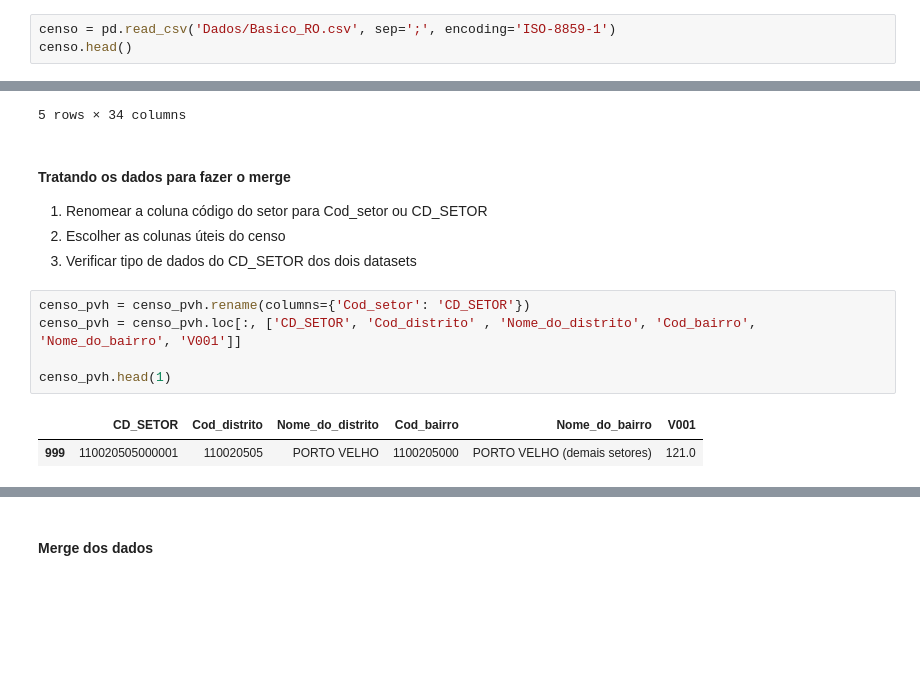
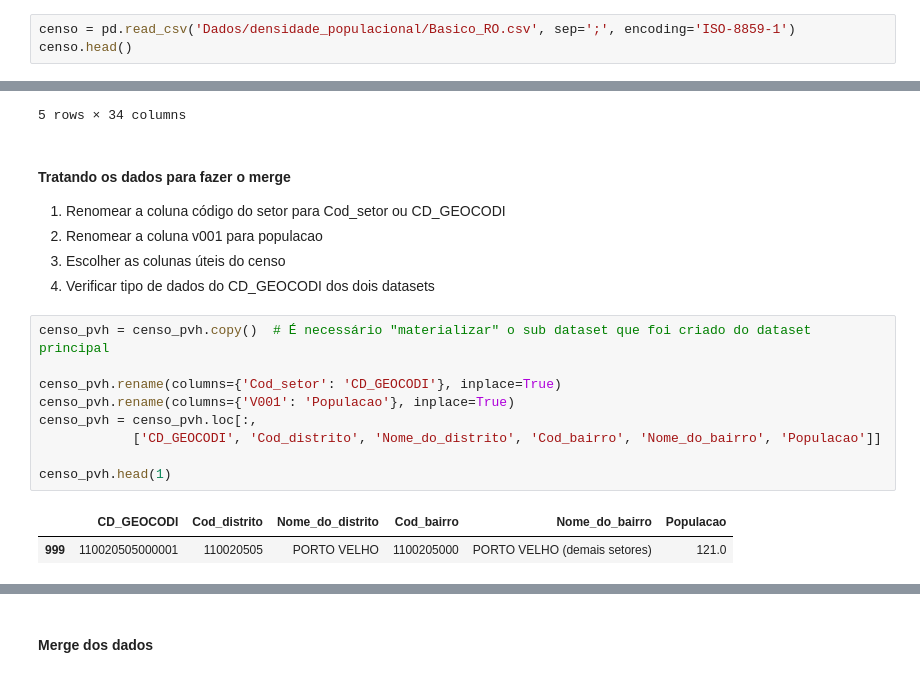
Before and after one commit to gabriel-russo/pygeo-notebooks, a Jupyter notebook: densidade_populacional.ipynb, the cells around one changed output, grey strips where cells are left out. Cells and saved outputs as stored; diff of their text form; blank space fills up the shorter version.

```diff
--- a/densidade_populacional.ipynb
+++ b/densidade_populacional.ipynb
@@ -28,7 +28,7 @@ porto_velho.head()
 # %% [markdown]
 #### Carregando dados de Censo demográficos agregados por Setores Censitários - 2010
 # %%
-censo = pd.read_csv('Dados/Basico_RO.csv', sep=';', encoding='ISO-8859-1')
+censo = pd.read_csv('Dados/densidade_populacional/Basico_RO.csv', sep=';', encoding='ISO-8859-1')
 censo.head()
 # %% [output]
 |  | Cod_setor | Cod_Grandes Regiões | Nome_Grande_Regiao | Cod_UF | Nome_da_UF | Cod_meso | Nome_da_meso | ... |
@@ -53,15 +53,20 @@ censo_pvh.head()
 5 rows × 34 columns
 # %% [markdown]
 #### Tratando os dados para fazer o merge
-1. Renomear a coluna código do setor para Cod_setor ou CD_SETOR
-2. Escolher as colunas úteis do censo
-3. Verificar tipo de dados do CD_SETOR dos dois datasets
+1. Renomear a coluna código do setor para Cod_setor ou CD_GEOCODI
+2. Renomear a coluna v001 para populacao
+3. Escolher as colunas úteis do censo
+4. Verificar tipo de dados do CD_GEOCODI dos dois datasets
 # %%
-censo_pvh = censo_pvh.rename(columns={'Cod_setor': 'CD_SETOR'})
-censo_pvh = censo_pvh.loc[:, ['CD_SETOR', 'Cod_distrito' , 'Nome_do_distrito', 'Cod_bairro', 'Nome_do_bairro', 'V001']]
+censo_pvh = censo_pvh.copy()  # É necessário "materializar" o sub dataset que foi criado do dataset principal
+
+censo_pvh.rename(columns={'Cod_setor': 'CD_GEOCODI'}, inplace=True)
+censo_pvh.rename(columns={'V001': 'Populacao'}, inplace=True)
+censo_pvh = censo_pvh.loc[:,
+            ['CD_GEOCODI', 'Cod_distrito', 'Nome_do_distrito', 'Cod_bairro', 'Nome_do_bairro', 'Populacao']]
 
 censo_pvh.head(1)
 # %% [output]
-|  | CD_SETOR | Cod_distrito | Nome_do_distrito | Cod_bairro | Nome_do_bairro | V001 |
+|  | CD_GEOCODI | Cod_distrito | Nome_do_distrito | Cod_bairro | Nome_do_bairro | Populacao |
 | 999 | 110020505000001 | 110020505 | PORTO VELHO | 1100205000 | PORTO VELHO (demais setores) | 121.0 |
 # %%
```
Also changed, not shown: parts of 12 cells of this notebook.
